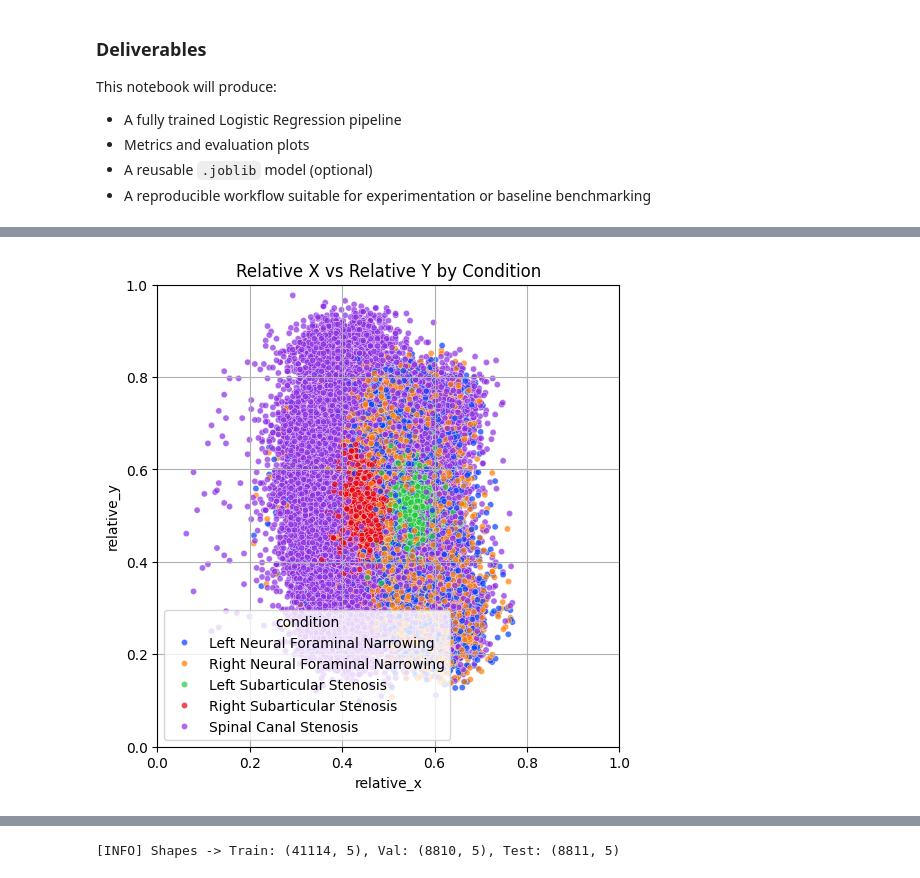
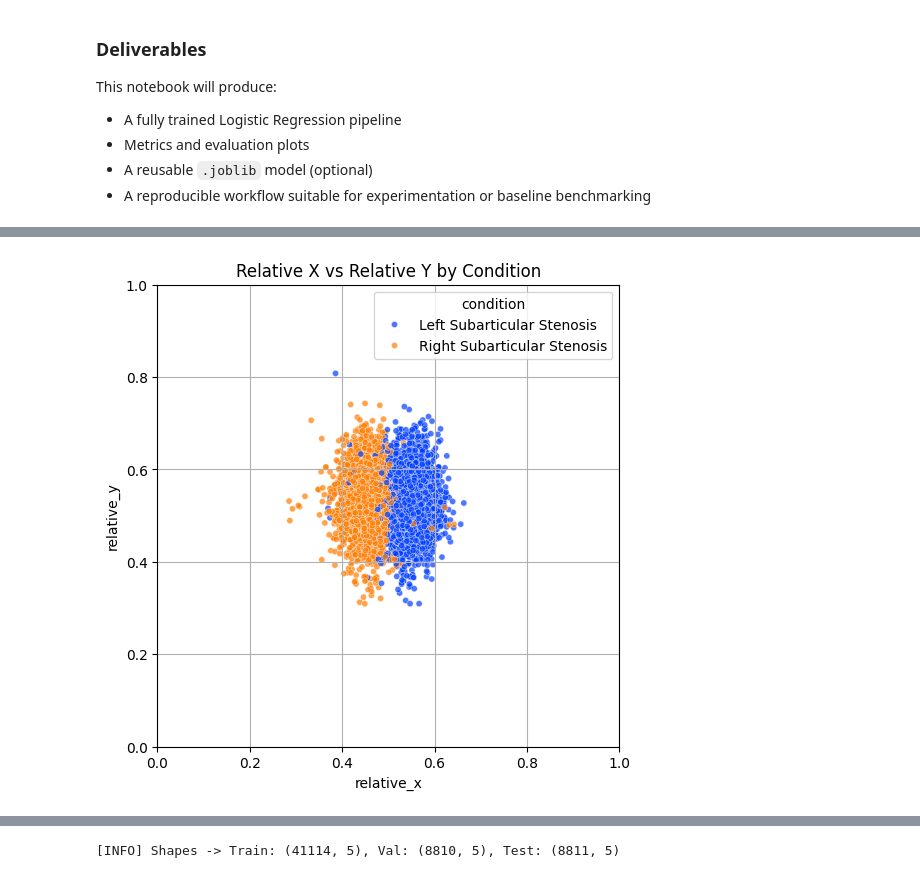
Before and after one commit to MichelMM/iteso-ML-class, a Jupyter notebook: notebooks/FinalProjectCSV.ipynb, the cells around one changed output, grey strips where cells are left out. Cells and saved outputs as stored; diff of their text form; code cells hidden in the pictures.

```diff
--- a/notebooks/FinalProjectCSV.ipynb
+++ b/notebooks/FinalProjectCSV.ipynb
@@ -110,0 +353,8 @@ display(df.head(5))
+# %%
+df_clean.drop(columns=["matrix_shape"],inplace=True)
+df_clean.drop(columns=["pixel_matrix"],inplace=True)
+df_clean.drop(columns=["x"],inplace=True)
+df_clean.drop(columns=["y"],inplace=True)
+df_clean.drop(columns=["study_id"],inplace=True)
+df_clean.drop(columns=["series_id"],inplace=True)
+df_clean.drop(columns=["instance_number"],inplace=True)
@@ -110,0 +378,5 @@ display(df.head(5))
+# %%
+df = df_clean.dropna(subset=["severity"]).reset_index(drop=True)
+df["severity"].value_counts()
+
+df = df[df["relative_x"] >= 0.1].reset_index(drop=True)
@@ -110,0 +393,6 @@ display(df.head(5))
+# %%
+df_Axial = df[df["series_description"] == "Axial T2"]
+df_SagiT1 = df[df["series_description"] == "Sagittal T1"]
+df_SagiT2 = df[df["series_description"] == "Sagittal T2/STIR"]
+df_list = [df_Axial, df_SagiT1, df_SagiT2]
+del df
@@ -110,0 +541,7 @@ display(df.head(5))
+# %%
+# load PCA CSV (assume project root is properly set)
+i = 0
+pca = pd.read_csv(PROJECT_ROOT / "data" / "processed" /f"pca_{256}_{name_extension[i]}.csv")
+pca.columns = [f"pca_{i}" for i in range(pca.shape[1])]
+df_with_pca = pd.concat([df_list[i].reset_index(drop=True), pca], axis=1)
+#df_with_pca
@@ -111,21 +696,21 @@ display(df.head(5))
 # %%
 plt.figure(figsize=(8, 6))
 sns.scatterplot(
-    data=df,
+    data=df_with_pca,
     x="relative_x",
     y="relative_y",
     hue="condition",
     palette="bright",
     s = 20,
     alpha=0.7
 )
 
 plt.xlim(0, 1)
 plt.ylim(0, 1)
 plt.gca().set_aspect('equal', adjustable='box')
 plt.title("Relative X vs Relative Y by Condition")
 plt.grid(True)
 plt.show()
 # %% [output]
-[figure, old version]
+[figure, new version]
 # %%
```
Also changed, not shown: parts of 39 cells of this notebook, 2 other files.
